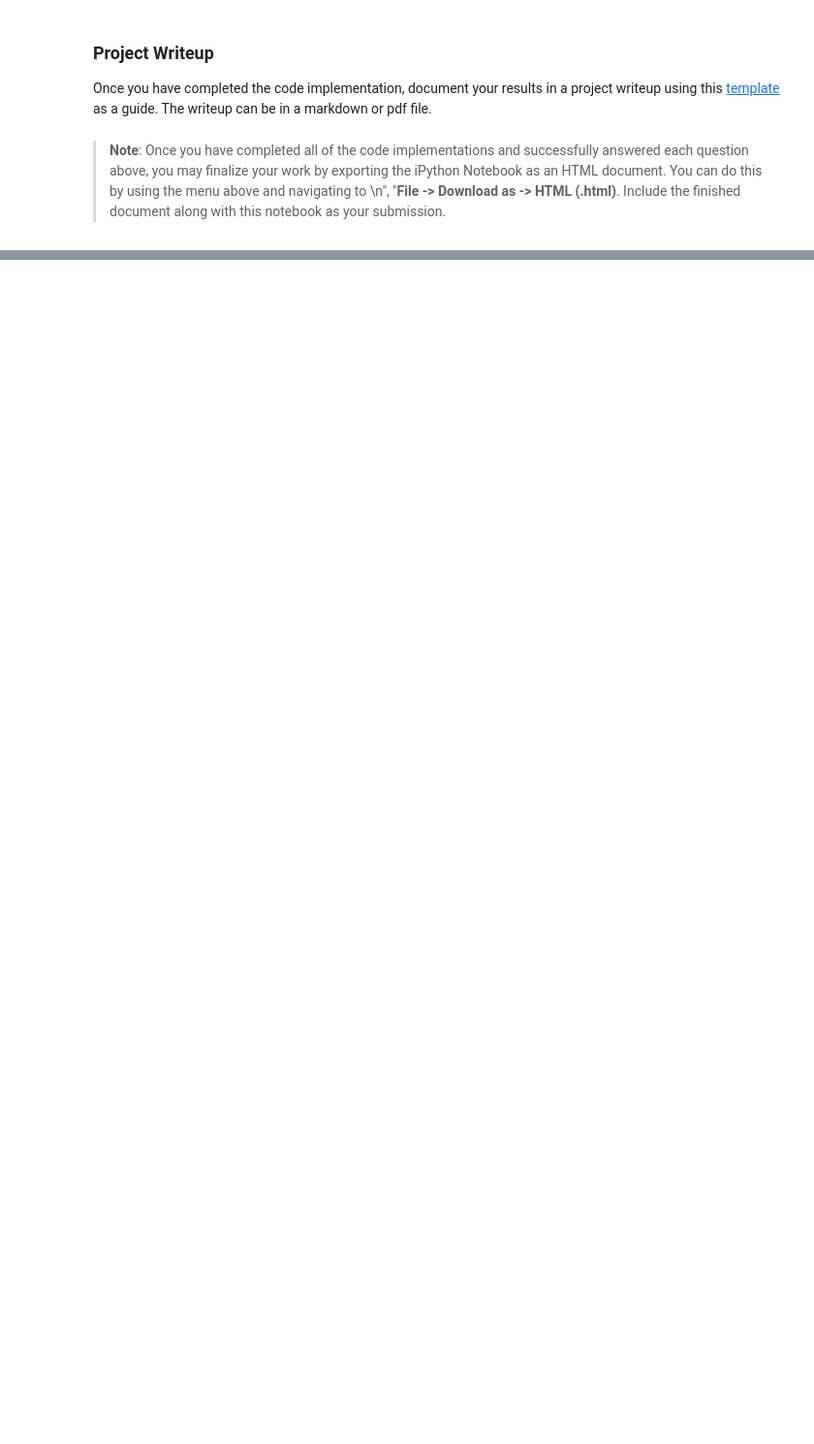
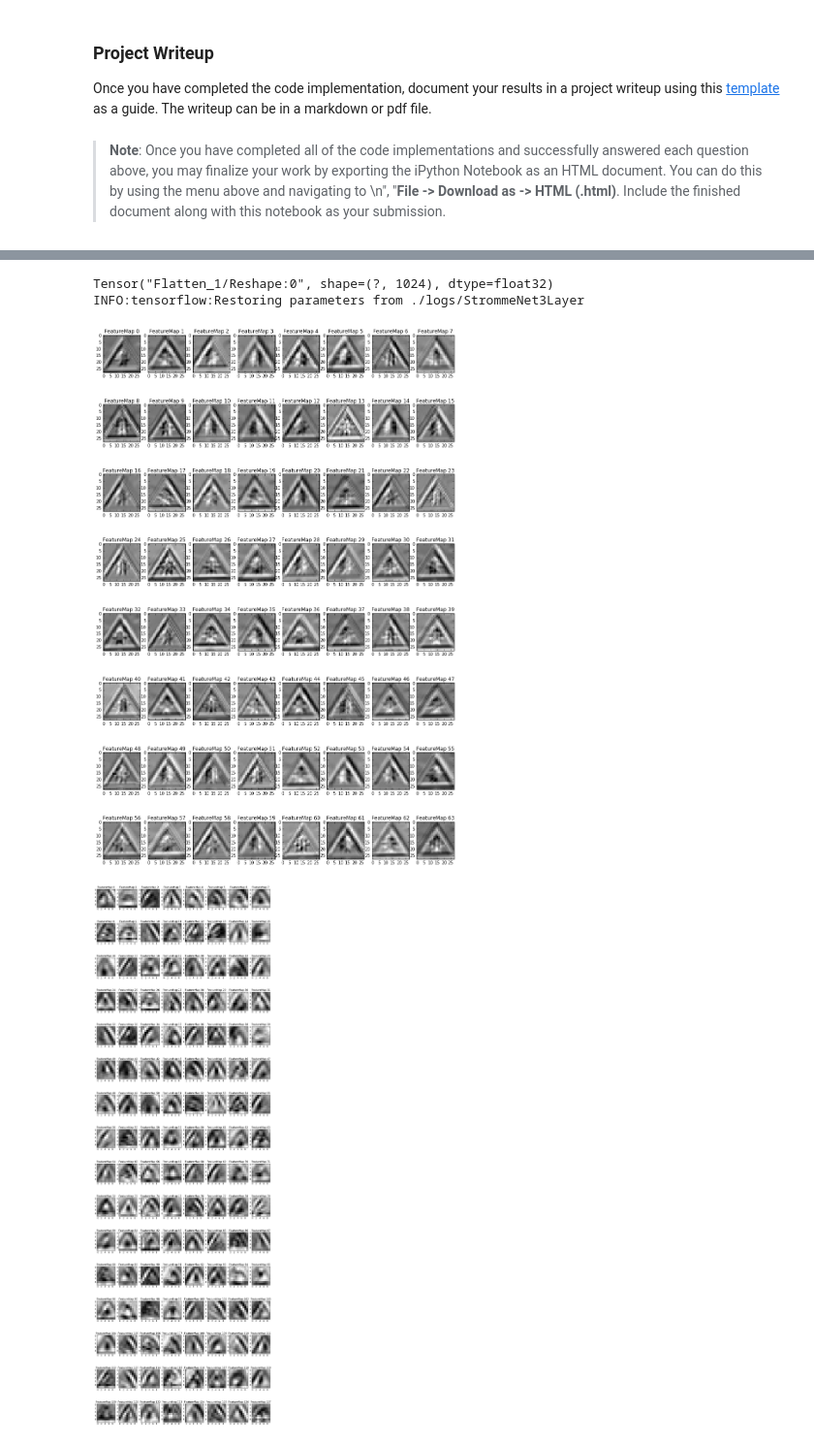
Before and after one commit to astromme/CarND-Traffic-Sign-Classifier-Project, a Jupyter notebook: Traffic_Sign_Classifier.ipynb, the cells around one changed output, grey strips where cells are left out. Shown at 97% size. Cells and saved outputs as stored; diff of their text form; code cells hidden in the pictures; blank space fills up the shorter version.

```diff
--- a/Traffic_Sign_Classifier.ipynb
+++ b/Traffic_Sign_Classifier.ipynb
@@ -818,7 +892,4 @@ for i in [1,2,3,4,5,6,7,8,9]:
 ### Make sure to pre-process the images with the same pre-processing pipeline used earlier.
 ### Feel free to use as many code cells as needed.
 
-with tf.Session() as sess:
-    saver = tf.train.Saver()
-    saver.restore(sess, "./model/StrommeNet")
-    new_images_predictions = sess.run(tf.argmax(logits, 1), feed_dict={x: new_images})
+new_images_predictions = sess.run(tf.argmax(logits, 1), feed_dict={x: new_images})
@@ -889,10 +958,9 @@ Looking just at the first row we get `[ 0.34763842,  0.24879643,  0.12789202]`,
 
 new_images_predictions = []
 
-with tf.Session() as sess:
-    saver = tf.train.Saver()
-    saver.restore(sess, "./model/StrommeNet")
-
-    topk = sess.run(tf.nn.top_k(logits, 3), feed_dict={x: new_images})
-    print(topk)
+topk = sess.run(tf.nn.top_k(tf.nn.softmax(logits), 5), feed_dict={x: new_images})
+for values, indices in zip(topk.values, topk.indices):
+    for value, index in zip(values, indices):
+        print('{}:{:0.3f}'.format(sign_names[index], value))
+    print()
 # %% [output]
@@ -943,29 +1010,44 @@ For an example of what feature map outputs look like, check out NVIDIA's results
 # %%
 ### Visualize your network's feature maps here.
 ### Feel free to use as many code cells as needed.
 
 # image_input: the test image being fed into the network to produce the feature maps
 # tf_activation: should be a tf variable name used during your training procedure that represents the calculated state of a specific weight layer
 # activation_min/max: can be used to view the activation contrast in more detail, by default matplot sets min and max to the actual min and max values of the output
 # plt_num: used to plot out multiple different weight feature map sets on the same block, just extend the plt number for each new feature map entry
 
-def outputFeatureMap(image_input, tf_activation, activation_min=-1, activation_max=-1 ,plt_num=1):
+def outputFeatureMap(sess, image_input, tf_activation, activation_min=-1, activation_max=-1 ,plt_num=1):
     # Here make sure to preprocess your image_input in a way your network expects
     # with size, normalization, ect if needed
     # image_input =
     # Note: x should be the same name as your network's tensorflow data placeholder variable
     # If you get an error tf_activation is not defined it may be having trouble accessing the variable from inside a function
-    activation = tf_activation.eval(session=sess,feed_dict={x : image_input})
+    activation = tf_activation.eval(session=sess, feed_dict={x: [image_input]})
     featuremaps = activation.shape[3]
-    plt.figure(plt_num, figsize=(15,15))
+    plt.figure(plt_num, figsize=(15,50))
     for featuremap in range(featuremaps):
-        plt.subplot(6,8, featuremap+1) # sets the number of feature maps to show on each row and column
+        plt.subplot(17,8, featuremap+1) # sets the number of feature maps to show on each row and column
         plt.title('FeatureMap ' + str(featuremap)) # displays the feature map number
         if activation_min != -1 & activation_max != -1:
             plt.imshow(activation[0,:,:, featuremap], interpolation="nearest", vmin =activation_min, vmax=activation_max, cmap="gray")
         elif activation_max != -1:
             plt.imshow(activation[0,:,:, featuremap], interpolation="nearest", vmax=activation_max, cmap="gray")
         elif activation_min !=-1:
             plt.imshow(activation[0,:,:, featuremap], interpolation="nearest", vmin=activation_min, cmap="gray")
         else:
             plt.imshow(activation[0,:,:, featuremap], interpolation="nearest", cmap="gray")
+
+
+graph, x, y, keep_prob, logits, training_operation, accuracy_operation = build_graph(hyperparameters_3layer)
+with graph.as_default():
+    sess = tf.Session(graph=graph)
+    saver = tf.train.Saver()
+    saver.restore(sess, "./logs/StrommeNet3Layer")
+
+    outputFeatureMap(sess, new_images[0], graph.get_tensor_by_name("conv1:0"), plt_num=1)
+    outputFeatureMap(sess, new_images[0], graph.get_tensor_by_name("conv2:0"), plt_num=2)
+# %% [output]
+Tensor("Flatten_1/Reshape:0", shape=(?, 1024), dtype=float32)
+INFO:tensorflow:Restoring parameters from ./logs/StrommeNet3Layer
+[figure, added]
+[figure, added]
```
Also changed, not shown: parts of 17 cells of this notebook.
